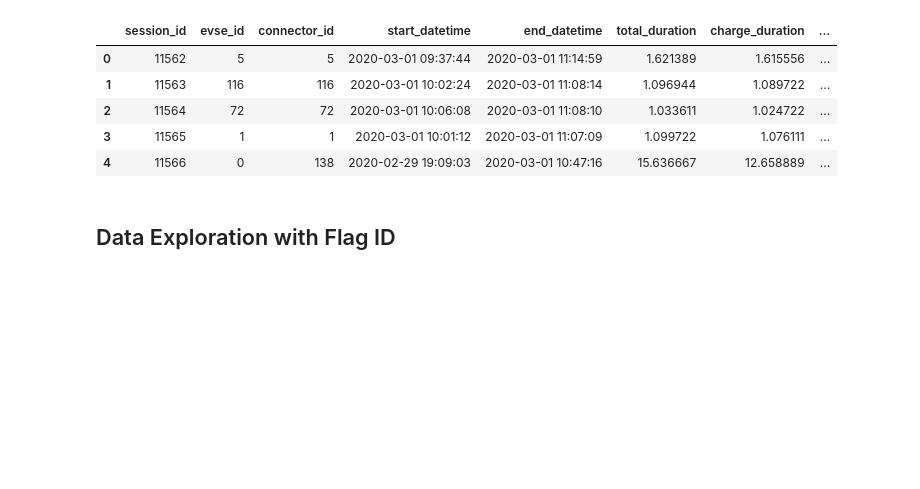
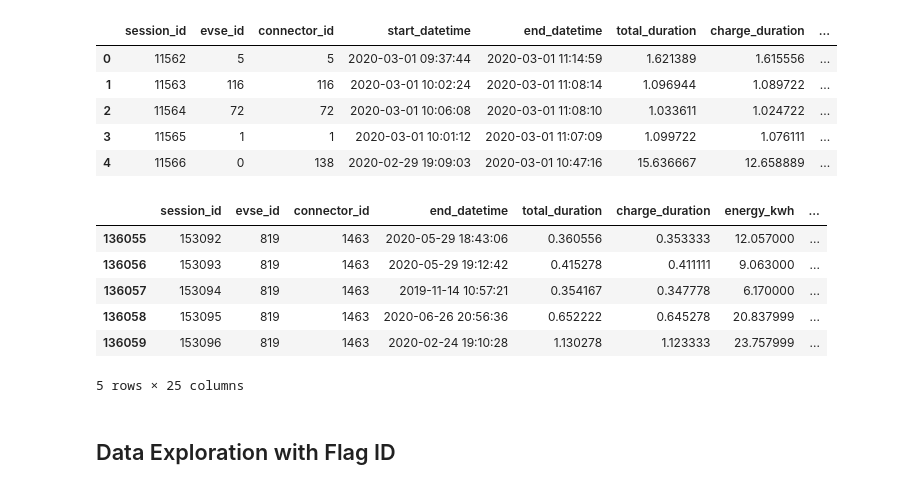
Before and after one commit to atunison3/milestone_ii, a Jupyter notebook: unsupervised_sarnowicz/explore_flagid.ipynb, the cells around one changed output. Cells and saved outputs as stored; diff of their text form; code cells hidden in the pictures; blank space fills up the shorter version.

```diff
--- a/unsupervised_sarnowicz/explore_flagid.ipynb
+++ b/unsupervised_sarnowicz/explore_flagid.ipynb
@@ -69,3 +175,14 @@ combined_df.head()
+# %%
+combined_df = clean_dataset(combined_df)
+combined_df.head()
+# %% [output]
+|  | session_id | evse_id | connector_id | end_datetime | total_duration | charge_duration | energy_kwh | ... |
+| 136055 | 153092 | 819 | 1463 | 2020-05-29 18:43:06 | 0.360556 | 0.353333 | 12.057000 | ... |
+| 136056 | 153093 | 819 | 1463 | 2020-05-29 19:12:42 | 0.415278 | 0.411111 | 9.063000 | ... |
+| 136057 | 153094 | 819 | 1463 | 2019-11-14 10:57:21 | 0.354167 | 0.347778 | 6.170000 | ... |
+| 136058 | 153095 | 819 | 1463 | 2020-06-26 20:56:36 | 0.652222 | 0.645278 | 20.837999 | ... |
+| 136059 | 153096 | 819 | 1463 | 2020-02-24 19:10:28 | 1.130278 | 1.123333 | 23.757999 | ... |
+5 rows × 25 columns
 # %% [markdown]
 ## Data Exploration with Flag ID
 # %%
```
Also changed, not shown: parts of 17 cells of this notebook.
